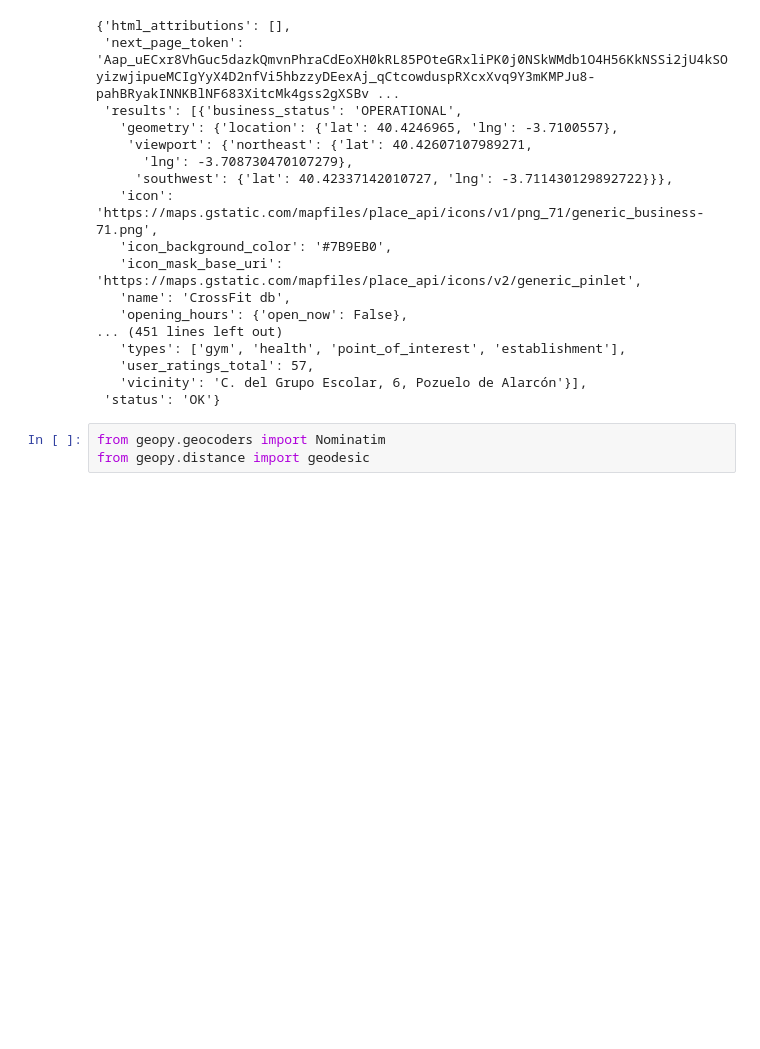
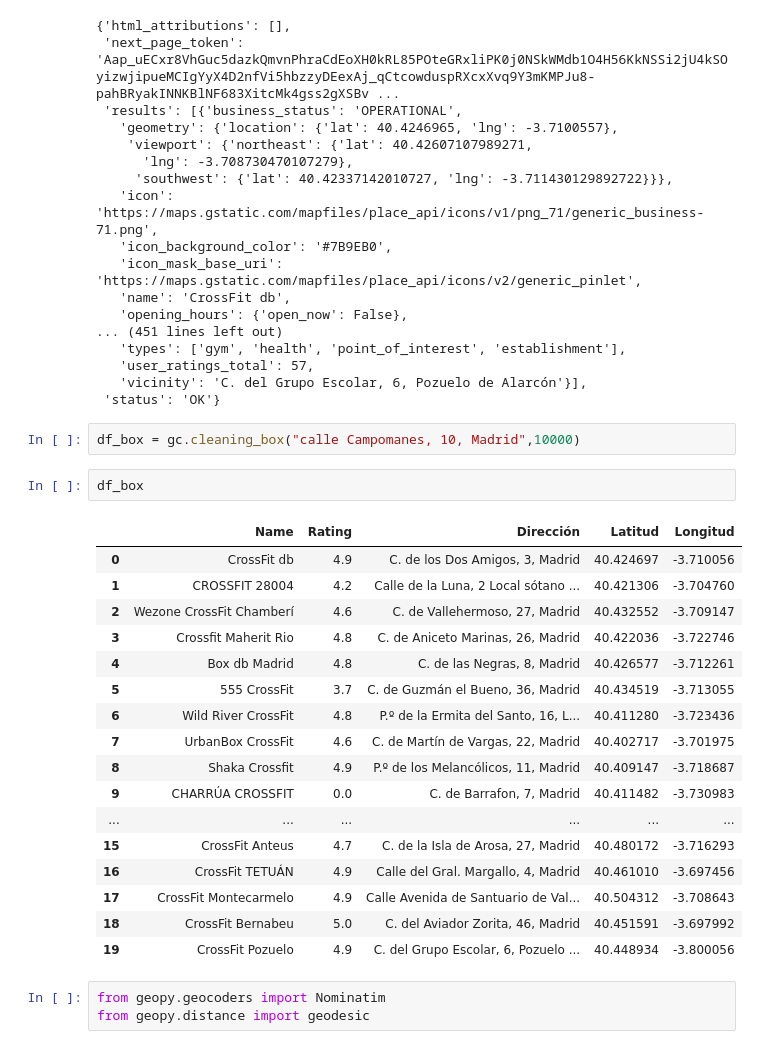
Before and after one commit to Beapsp/Conoce-prueba-practica_Crossfit, a Jupyter notebook: Notebooks/coordenadas geopy.ipynb, the cells around one changed output. Saved outputs shown, nothing was run; the diff lists cells and outputs as text; blank space fills up the shorter version.

```diff
--- a/Notebooks/coordenadas geopy.ipynb
+++ b/Notebooks/coordenadas geopy.ipynb
@@ -30,6 +30,28 @@ extraer_box
    'user_ratings_total': 57,
    'vicinity': 'C. del Grupo Escolar, 6, Pozuelo de Alarcón'}],
  'status': 'OK'}
+# %%
+df_box = gc.cleaning_box("calle Campomanes, 10, Madrid",10000)
+# %%
+df_box
+# %% [output]
+|  | Name | Rating | Dirección | Latitud | Longitud |
+| 0 | CrossFit db | 4.9 | C. de los Dos Amigos, 3, Madrid | 40.424697 | -3.710056 |
+| 1 | CROSSFIT 28004 | 4.2 | Calle de la Luna, 2 Local sótano ... | 40.421306 | -3.704760 |
+| 2 | Wezone CrossFit Chamberí | 4.6 | C. de Vallehermoso, 27, Madrid | 40.432552 | -3.709147 |
+| 3 | Crossfit Maherit Rio | 4.8 | C. de Aniceto Marinas, 26, Madrid | 40.422036 | -3.722746 |
+| 4 | Box db Madrid | 4.8 | C. de las Negras, 8, Madrid | 40.426577 | -3.712261 |
+| 5 | 555 CrossFit | 3.7 | C. de Guzmán el Bueno, 36, Madrid | 40.434519 | -3.713055 |
+| 6 | Wild River CrossFit | 4.8 | P.º de la Ermita del Santo, 16, L... | 40.411280 | -3.723436 |
+| 7 | UrbanBox CrossFit | 4.6 | C. de Martín de Vargas, 22, Madrid | 40.402717 | -3.701975 |
+| 8 | Shaka Crossfit | 4.9 | P.º de los Melancólicos, 11, Madrid | 40.409147 | -3.718687 |
+| 9 | CHARRÚA CROSSFIT | 0.0 | C. de Barrafon, 7, Madrid | 40.411482 | -3.730983 |
+| ... | ... | ... | ... | ... | ... |
+| 15 | CrossFit Anteus | 4.7 | C. de la Isla de Arosa, 27, Madrid | 40.480172 | -3.716293 |
+| 16 | CrossFit TETUÁN | 4.9 | Calle del Gral. Margallo, 4, Madrid | 40.461010 | -3.697456 |
+| 17 | CrossFit Montecarmelo | 4.9 | Calle Avenida de Santuario de Val... | 40.504312 | -3.708643 |
+| 18 | CrossFit Bernabeu | 5.0 | C. del Aviador Zorita, 46, Madrid | 40.451591 | -3.697992 |
+| 19 | CrossFit Pozuelo | 4.9 | C. del Grupo Escolar, 6, Pozuelo ... | 40.448934 | -3.800056 |
 # %%
 from geopy.geocoders import Nominatim
 from geopy.distance import geodesic
```
Also changed, not shown: 1 other file.
